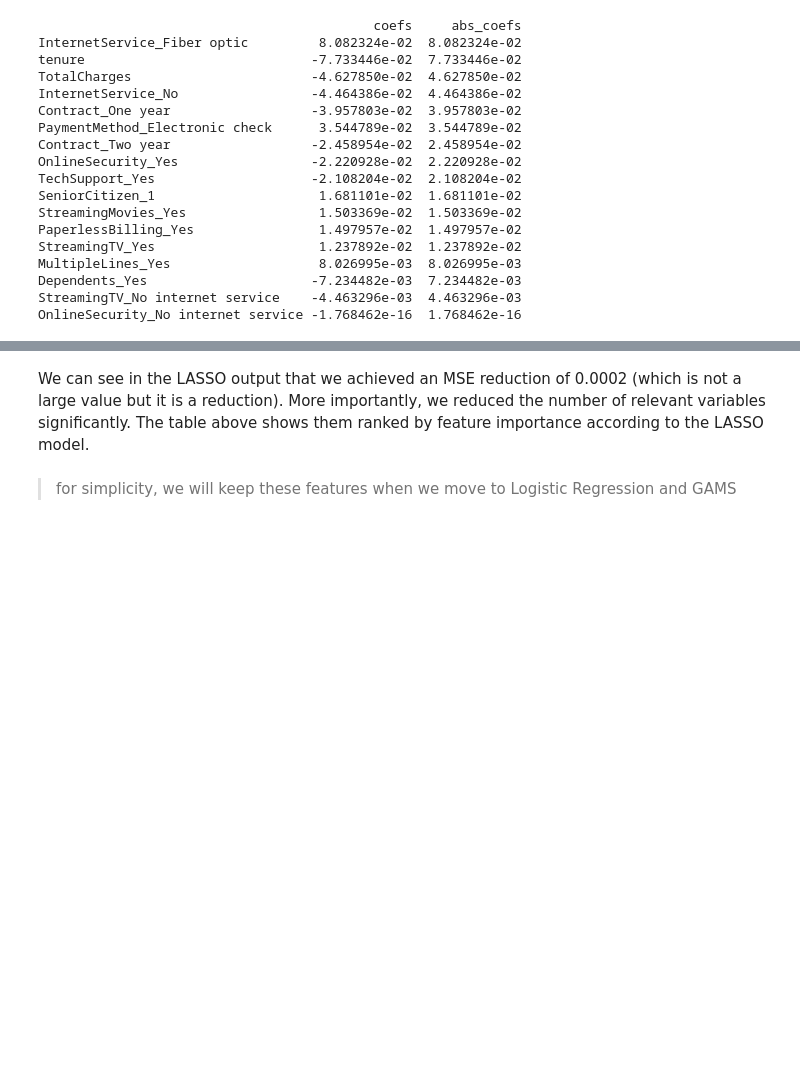
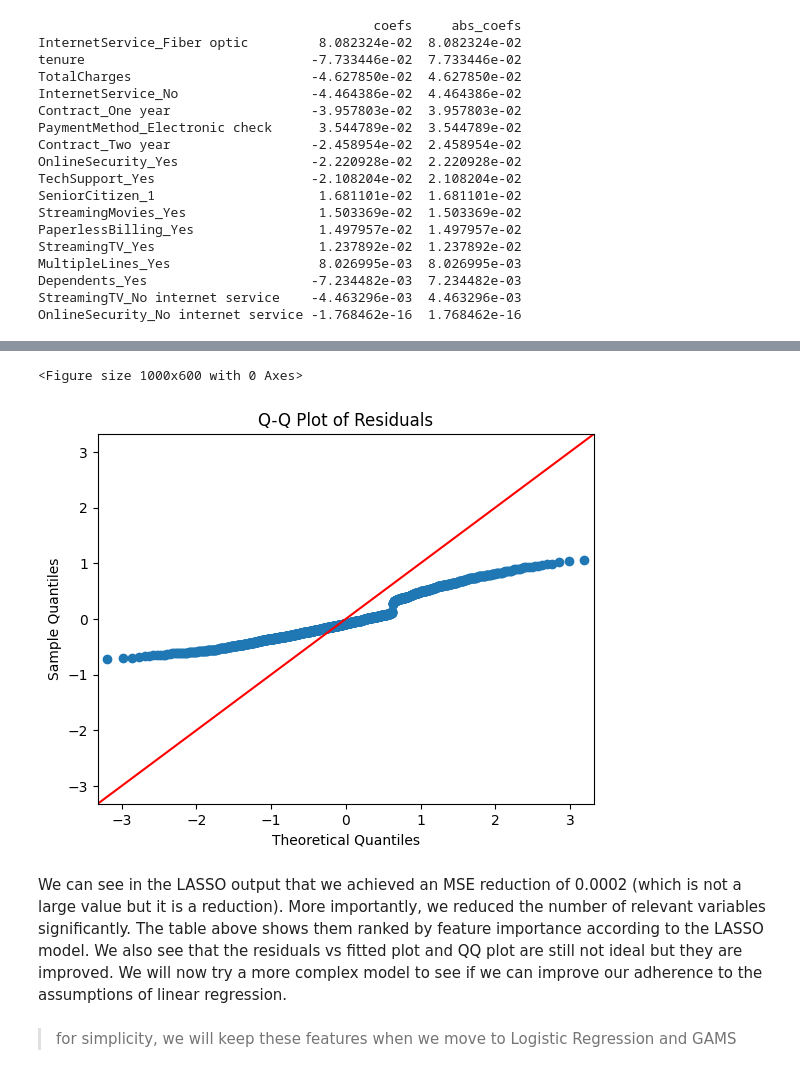
Before and after one commit to johncoogan53/XAI_HW2, a Jupyter notebook: XAI_HW_2.ipynb, the cells around one changed output, grey strips where cells are left out. Drawn from its saved outputs; the diff is of its cells as text; code cells hidden in the pictures; blank space fills up the shorter version.

```diff
--- a/XAI_HW_2.ipynb
+++ b/XAI_HW_2.ipynb
@@ -323,5 +365,13 @@ OnlineSecurity_No internet service -1.768462e-16  1.768462e-16
+# %%
+plt.figure(figsize=(10, 6))
+sm.qqplot(residuals, line="45")
+plt.title("Q-Q Plot of Residuals")
+plt.show()
+# %% [output]
+<Figure size 1000x600 with 0 Axes>
+[figure, added]
 # %% [markdown]
-We can see in the LASSO output that we achieved an MSE reduction of 0.0002 (which is not a large value but it is a reduction). More importantly, we reduced the number of relevant variables significantly. The table above shows them ranked by feature importance according to the LASSO model.
+We can see in the LASSO output that we achieved an MSE reduction of 0.0002 (which is not a large value but it is a reduction). More importantly, we reduced the number of relevant variables significantly. The table above shows them ranked by feature importance according to the LASSO model. We also see that the residuals vs fitted plot and QQ plot are still not ideal but they are improved. We will now try a more complex model to see if we can improve our adherence to the assumptions of linear regression.
 # %% [markdown]
 >for simplicity, we will keep these features when we move to Logistic Regression and GAMS
 # %% [markdown]
```
Also changed, not shown: parts of 21 cells of this notebook.
